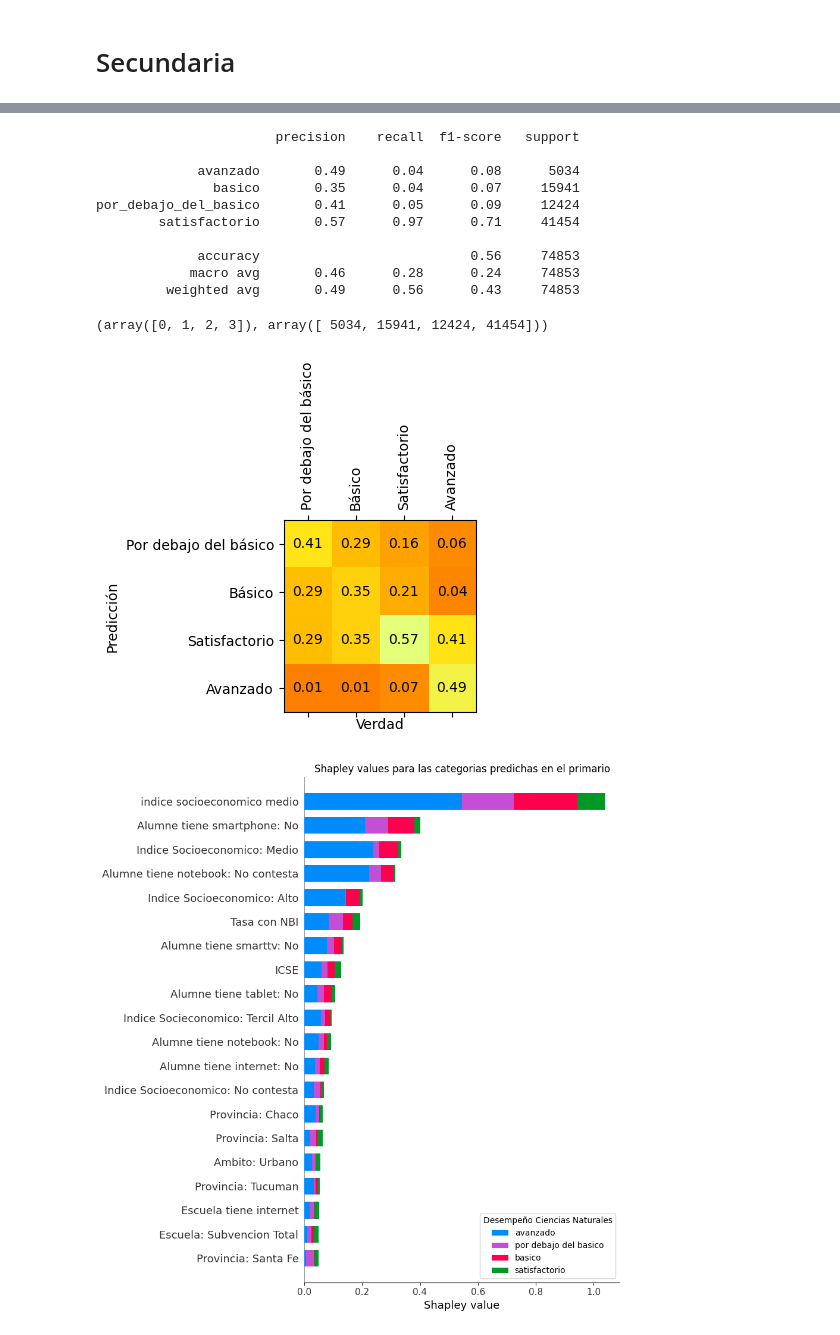
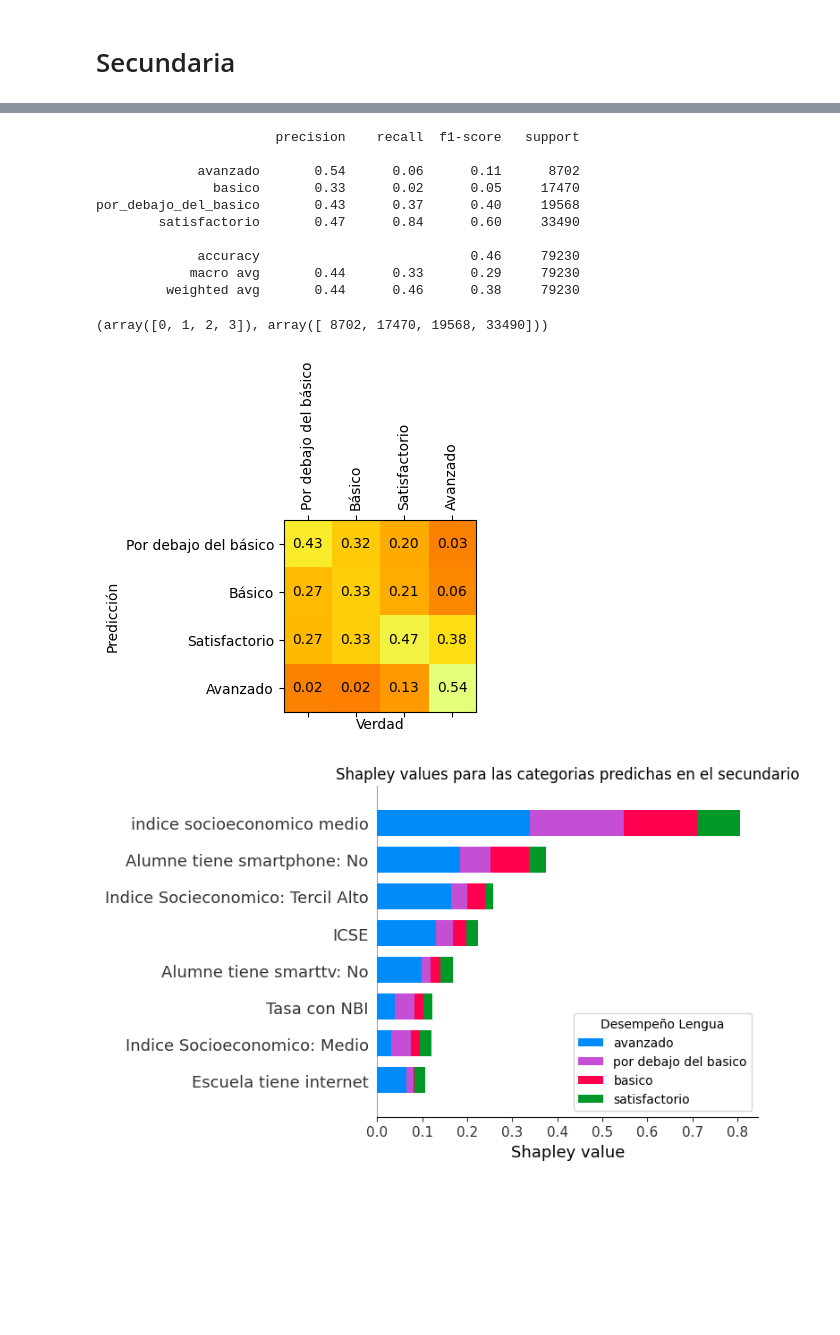
Before and after one commit to matiscakosky/argxed, a Jupyter notebook: Boosted trees.ipynb, the cells around one changed output, grey strips where cells are left out. Drawn from its saved outputs; the diff is of its cells as text; code cells hidden in the pictures; blank space fills up the shorter version.

```diff
--- a/Boosted trees.ipynb
+++ b/Boosted trees.ipynb
@@ -10,10 +10,10 @@ from sklearn.preprocessing import LabelBinarizer, LabelEncoder
 from matplotlib import rcParams
 # %%
 FEATURES_CSVS_PATH = "features_csvs/"
-CATEGORIA_ACTUAL = "nivel_desemp_ciencias_naturales"
-PONDERADOR_ACTUAL = "ponderador_ciencias_naturales"
-CATEGORIA_NIVEL = "ciencias_naturales"
-CATEGORIA_LABEL = "Ciencias Naturales"
+CATEGORIA_ACTUAL = "nivel_desemp_lengua"
+PONDERADOR_ACTUAL = "ponderador_lengua"
+CATEGORIA_NIVEL = "lengua"
+CATEGORIA_LABEL = "Lengua"
 # %%
 train = pd.read_csv(FEATURES_CSVS_PATH+"train_%s.csv" % CATEGORIA_NIVEL)
 test = pd.read_csv(FEATURES_CSVS_PATH+"test_%s.csv" % CATEGORIA_NIVEL)
@@ -205,18 +204,18 @@ print(classification_report(y_lb.inverse_transform(Y_test), y_lb.inverse_transfo
 # %% [output]
                        precision    recall  f1-score   support
 
-             avanzado       0.49      0.04      0.08      5034
-               basico       0.35      0.04      0.07     15941
-por_debajo_del_basico       0.41      0.05      0.09     12424
-        satisfactorio       0.57      0.97      0.71     41454
+             avanzado       0.54      0.06      0.11      8702
+               basico       0.33      0.02      0.05     17470
+por_debajo_del_basico       0.43      0.37      0.40     19568
+        satisfactorio       0.47      0.84      0.60     33490
 
-             accuracy                           0.56     74853
-            macro avg       0.46      0.28      0.24     74853
-         weighted avg       0.49      0.56      0.43     74853
+             accuracy                           0.46     79230
+            macro avg       0.44      0.33      0.29     79230
+         weighted avg       0.44      0.46      0.38     79230
 # %%
 np.unique(Y_test, return_counts=True)
 # %% [output]
-(array([0, 1, 2, 3]), array([ 5034, 15941, 12424, 41454]))
+(array([0, 1, 2, 3]), array([ 8702, 17470, 19568, 33490]))
 # %%
 from sklearn.metrics import confusion_matrix
 # %%
@@ -241,24 +240,23 @@ plt.xlabel("Verdad")
 plt.xticks(rotation=90)
 plt.savefig("plots/lightgbm_confusion_matrix_%s_secundaria.png" % CATEGORIA_NIVEL)
 # %% [output]
-[figure, old version]
+[figure, new version]
 # %%
 import shap
 shap_values = shap.TreeExplainer(bst).shap_values(X_valid)
 # %%
 plt.figure(dpi=100)
-shap.summary_plot(shap_values, X_valid, show=False)
+shap.summary_plot(shap_values, X_valid, show=False, max_display=8)
 leg = plt.gca().legend()
 y_ticks = list(plt.gca().get_yticklabels())
 for i in range(len(y_ticks)):
     y_ticks[i].set_text(y_ticks[i].get_text().replace("__", ": ").replace("_", " "))
 plt.gca().set_yticklabels(y_ticks)
-plt.gcf().set_size_inches(9,9.5)
 leg.set_title("Desempeño %s" % CATEGORIA_LABEL)
 LABELS = {"Class "+str(k):" ".join(v.split("_")) for k,v in dict(enumerate(y_lb.classes_)).items()}
 for t in leg.texts: t.set_text(LABELS[t.get_text()])
-plt.title("Shapley values para las categorias predichas en el primario")
+plt.title("Shapley values para las categorias predichas en el secundario")
 plt.xlabel("Shapley value")
 plt.savefig("plots/lightgbm_shapley_%s_secundaria.png" % CATEGORIA_NIVEL)
 # %% [output]
-[figure, old version]
+[figure, new version]
```
Also changed, not shown: parts of 6 cells of this notebook, 27 other files.
